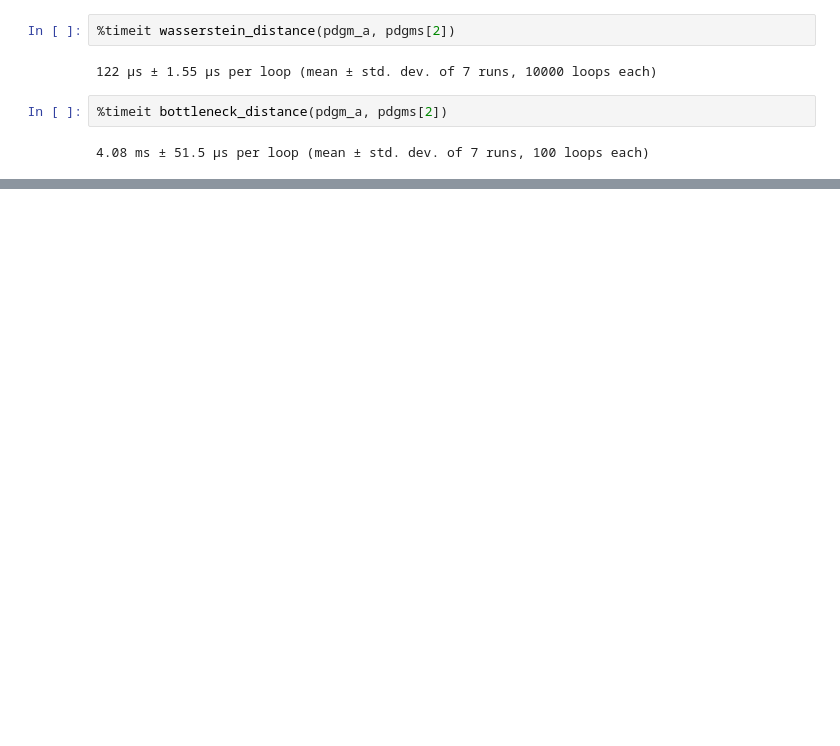
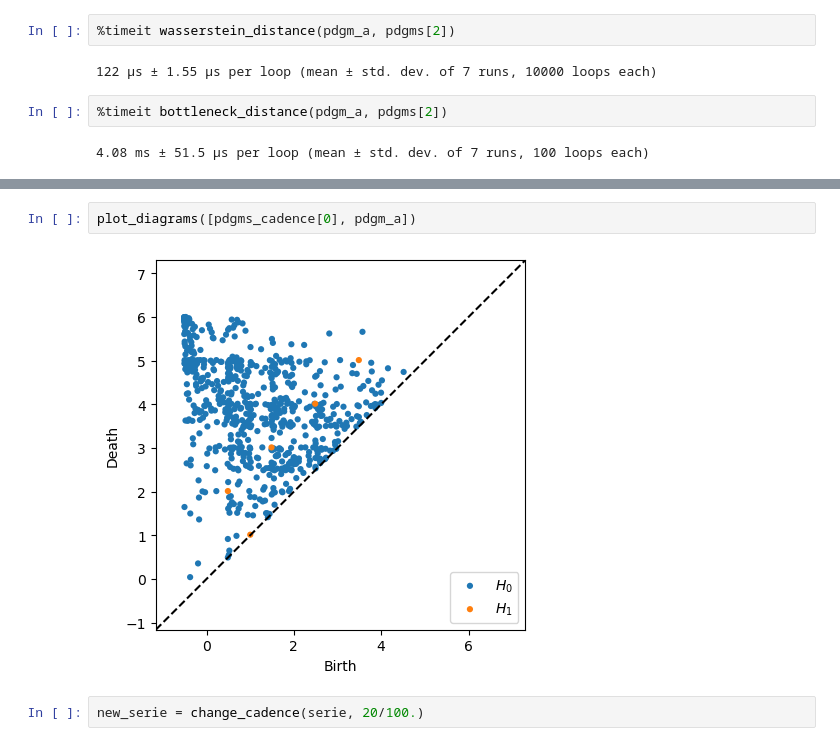
Before and after one commit to cosmic-hi-5/astropology, a Jupyter notebook: explore/distance.ipynb, the cells around one changed output, grey strips where cells are left out. Saved outputs shown, nothing was run; the diff lists cells and outputs as text; blank space fills up the shorter version.

```diff
--- a/explore/distance.ipynb
+++ b/explore/distance.ipynb
@@ -80,0 +135,6 @@ ax.legend()
+# %%
+plot_diagrams([pdgms_cadence[0], pdgm_a])
+# %% [output]
+[figure, added]
+# %%
+new_serie = change_cadence(serie, 20/100.)
```
Also changed, not shown: parts of 6 cells of this notebook.
